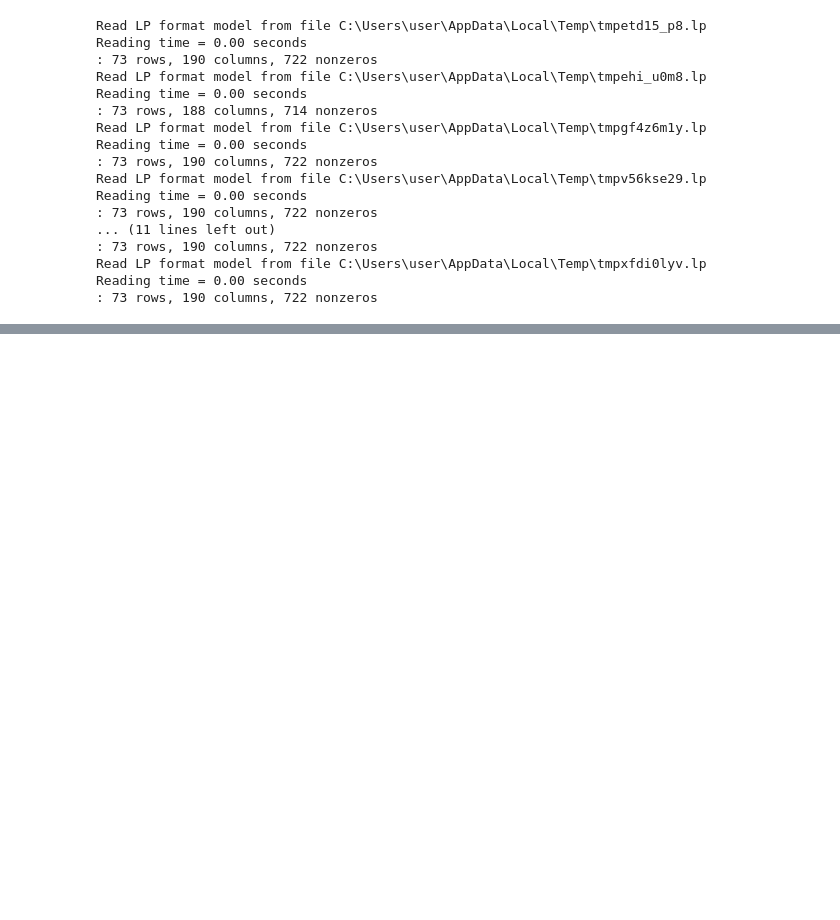
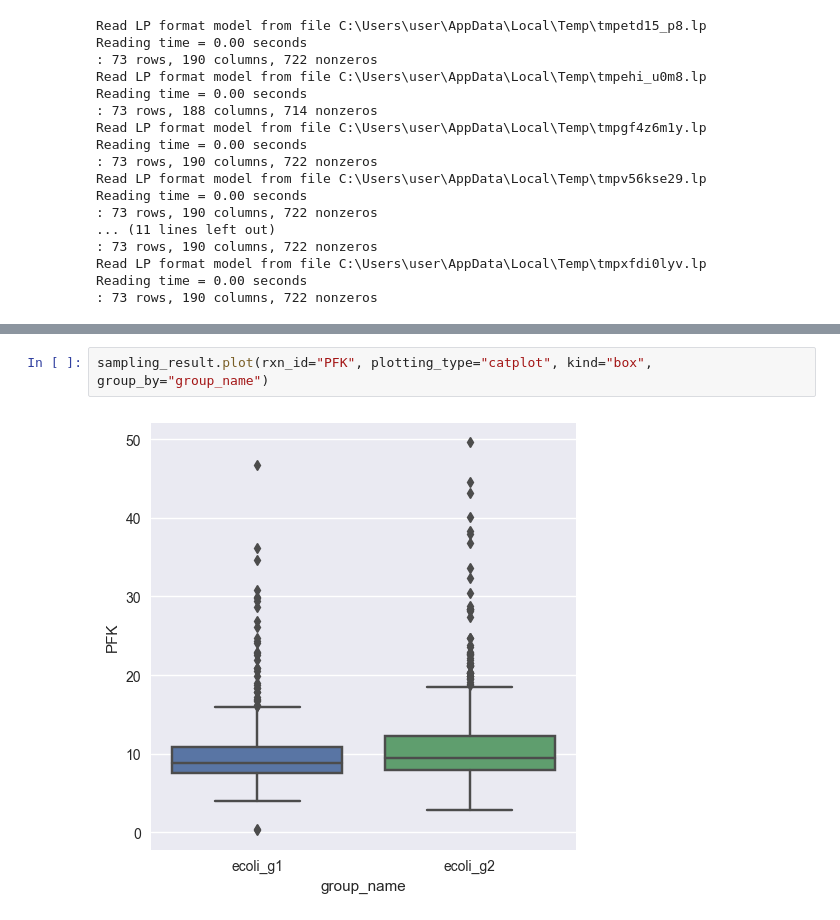
Before and after one commit to qwerty239qwe/pipeGEM, a Jupyter notebook: docs/source/tutorial/5_flux_simulation.ipynb, the cells around one changed output, grey strips where cells are left out. Drawn from its saved outputs; the diff is of its cells as text; blank space fills up the shorter version.

```diff
--- a/docs/source/tutorial/5_flux_simulation.ipynb
+++ b/docs/source/tutorial/5_flux_simulation.ipynb
@@ -191,0 +209,4 @@ Reading time = 0.00 seconds
+# %%
+sampling_result.plot(rxn_id="PFK", plotting_type="catplot", kind="box", group_by="group_name")
+# %% [output]
+[figure, added]
```
Also changed, not shown: parts of 10 cells of this notebook, 3 other files.
